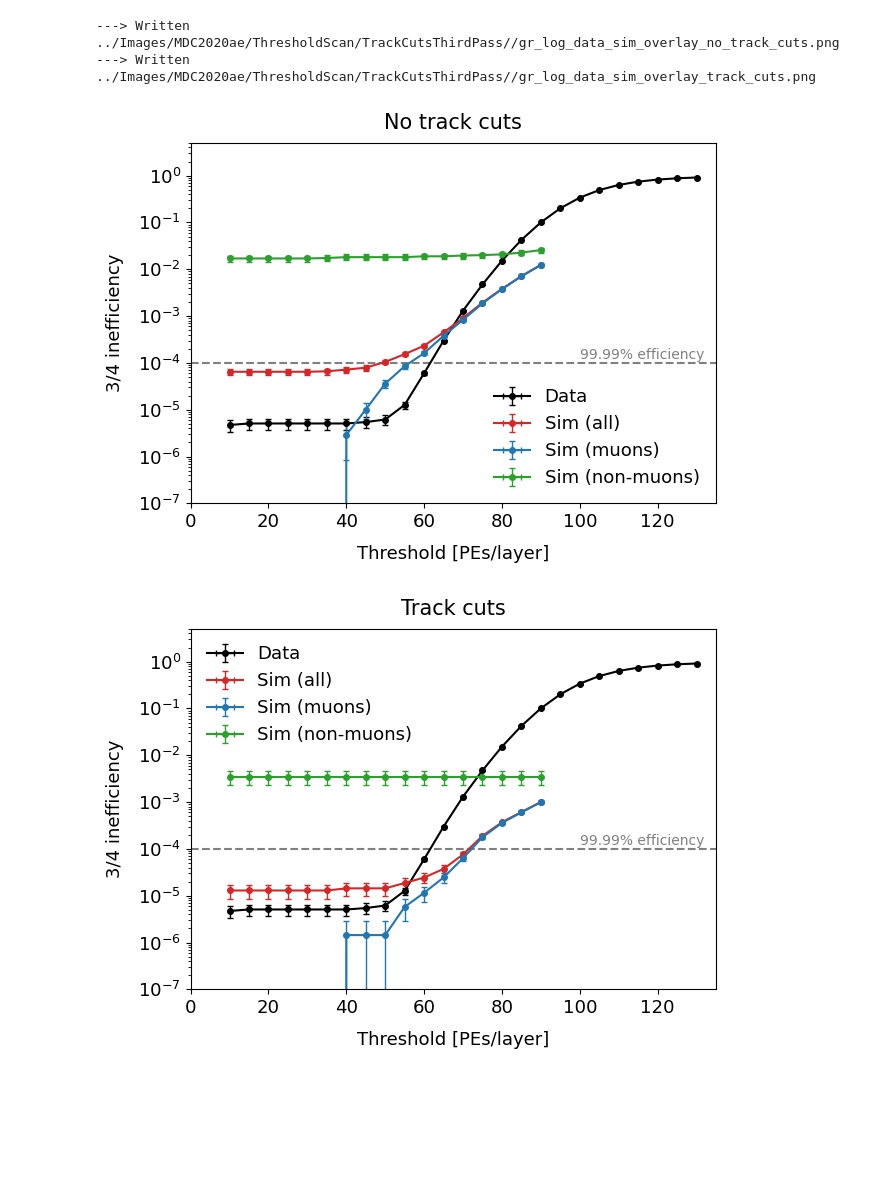
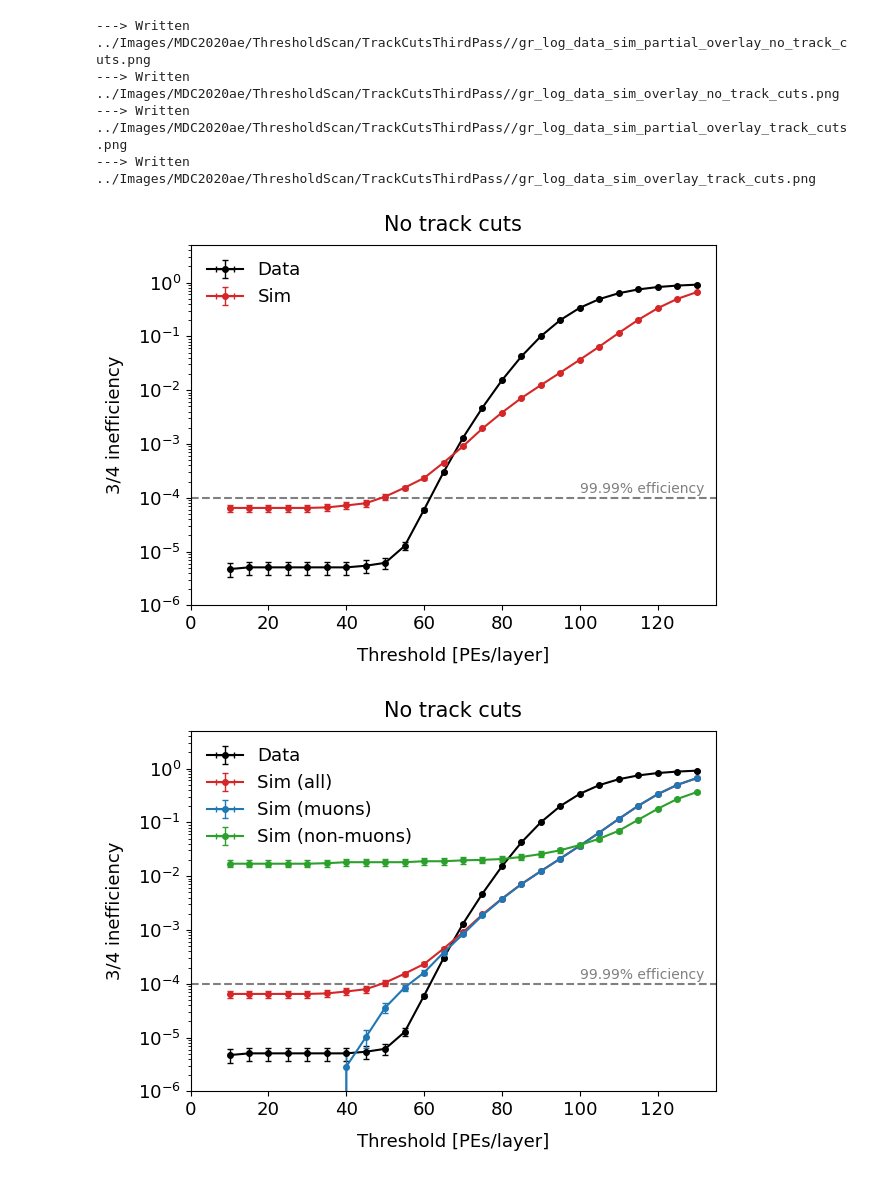
Before and after one commit to sam-grant/CRVSim, a Jupyter notebook: Analyses/Jupyter/PlotModuleEfficiency.ipynb, the cells around one changed output. Saved outputs shown, nothing was run; the diff lists cells and outputs as text; code cells hidden in the pictures; blank space fills up the shorter version.

Commit message:
Completed 3rd pass scan.

```diff
--- a/Analyses/Jupyter/PlotModuleEfficiency.ipynb
+++ b/Analyses/Jupyter/PlotModuleEfficiency.ipynb
@@ -83,8 +104,8 @@ def GetScan(PEs_, layer=3, particle="all", cut="no_track_cuts", dataset="MDC2020
 
     if False: print(f"---> Getting scan data for {layer}/4 layers, {particle}, {cut}, {dataset}.")
 
-    # inDir=f"../Txt/{dataset}/AugustCRVMeeting/SecondPass/concatenated/results"
-    inDir=f"../Txt/{dataset}/concatenated/results"
+    inDir=f"../Txt/{dataset}/AugustCRVMeeting/ThirdPass/concatenated/results"
+    # inDir=f"../Txt/{dataset}/concatenated/results"
 
     # # Template
     # gr_ = { "x" : list(PEs_)
@@ -94,10 +115,11 @@ def GetScan(PEs_, layer=3, particle="all", cut="no_track_cuts", dataset="MDC2020
     #       }
 
     ineff_ = { "x" : list(PEs_)
-           , "xerr" : [0] * len(PEs_)
-           , "y" : [0] * len(PEs_)
-           , "yerr" : [0] * len(PEs_)
-          }
+              , "xerr" : [0] * len(PEs_)
+              , "y" : [0] * len(PEs_)
+              , "yerr" : [0] * len(PEs_)
+              # , "yerr" : [[0] * len(PEs_), [0] * len(PEs_)] # assymetric errors
+             }
 
     nfail_ = { "x" : list(PEs_)
                 , "xerr" : [0] * len(PEs_)
@@ -119,7 +141,11 @@ def GetScan(PEs_, layer=3, particle="all", cut="no_track_cuts", dataset="MDC2020
         # print(data_)
 
         ineff_["y"][i] = np.sum(data_["Failures"])/np.sum(data_["Total"])
-        ineff_["yerr"][i] = GetIneffUnc(data_) # SE(q) = sqrt(q(1-q)/n)
+        ineff_["yerr"][i] = PoissonUncertainty(data_)
+
+        # low, high = wilson_score_interval(data_)
+        # ineff_["yerr"][0][i] = high # GetIneffUnc(data_) # SE(q) = sqrt(q(1-q)/n)
+        # ineff_["yerr"][1][i] = low
 
         nfail_["y"][i] = np.sum(data_["Failures"])
         nfail_["yerr"][i] = np.sqrt(np.sum(data_["Failures"])) # sqrt(N)
@@ -134,11 +160,11 @@ def GetScan(PEs_, layer=3, particle="all", cut="no_track_cuts", dataset="MDC2020
     return {"ineff" : ineff_, "nfail" : nfail_, "nsucc" : nsucc_}
 # %%
 # Setup parameters
-partial = True
+partial = False
 dataset = "MDC2020ae"
 PEs_ = np.arange(10, 135, 5)
 if partial:
-    PEs_ = np.arange(10, 95, 5)
+    PEs_ = np.arange(10, 125, 5)
 outDir=f"../Images/{dataset}/ThresholdScan/TrackCutsThirdPass/"
 # %%
 # Compare inefficiency between layers (good sanity check)
@@ -180,34 +211,48 @@ PlotGraphOverlay( {"No track cuts" : GetScan(PEs_, layer, "all", "no_track_cuts"
 # %%
 # Compare with Tyler's results
 # Tyler's data
 finNameWB = f"../Txt/Wideband/Tyler2024.csv"
 dataWB = pd.read_csv(finNameWB)
 partial = False
 if partial:
     dataWB = dataWB[:16]
 wb_thresholds = dataWB["Thresholds"]
 wb_ineff = dataWB["Observed 3/4 inefficiency"]
 wb_ineff_err = dataWB["Error bars, observed 3/4 inefficiency"]
 
 cut="no_track_cuts"
+
+PlotGraphOverlay( {"Data" : {"x": wb_thresholds, "xerr" : [0]*len(wb_thresholds), "y" : wb_ineff, "yerr" : wb_ineff_err}
+                   ,"Sim" : GetScan(PEs_, 3, "all", cut)["ineff"] }
+                 , title="No track cuts", xlabel="Threshold [PEs/layer]", ylabel=f"3/4 inefficiency", fout=f"{outDir}/gr_log_data_sim_partial_overlay_{cut}.png"
+                 , ymin=1e-6, ymax=5e0, xmax=135, log=True, includeBlack=True, effLine=True)
+
 PlotGraphOverlay( {"Data" : {"x": wb_thresholds, "xerr" : [0]*len(wb_thresholds), "y" : wb_ineff, "yerr" : wb_ineff_err}
                    ,"Sim (all)" : GetScan(PEs_, 3, "all", cut)["ineff"]
                    ,"Sim (muons)" : GetScan(PEs_, 3, "muons", cut)["ineff"]
                    ,"Sim (non-muons)" : GetScan(PEs_, 3, "non_muons", cut)["ineff"]
                   }
                  , title="No track cuts", xlabel="Threshold [PEs/layer]", ylabel=f"3/4 inefficiency", fout=f"{outDir}/gr_log_data_sim_overlay_{cut}.png"
-                 , ymin=1e-7, ymax=5e0, xmax=135, log=True, includeBlack=True, effLine=True)
+                 , ymin=1e-6, ymax=5e0, xmax=135, log=True, includeBlack=True, effLine=True)
 
 cut="track_cuts"
+
+PlotGraphOverlay( {"Data" : {"x": wb_thresholds, "xerr" : [0]*len(wb_thresholds), "y" : wb_ineff, "yerr" : wb_ineff_err}
+                   ,"Sim" : GetScan(PEs_, 3, "all", cut)["ineff"] }
+                 , title="Track cuts", xlabel="Threshold [PEs/layer]", ylabel=f"3/4 inefficiency", fout=f"{outDir}/gr_log_data_sim_partial_overlay_{cut}.png"
+                 , ymin=1e-6, ymax=5e0, xmax=135, log=True, includeBlack=True, effLine=True)
+
 PlotGraphOverlay( {"Data" : {"x": wb_thresholds, "xerr" : [0]*len(wb_thresholds), "y" : wb_ineff, "yerr" : wb_ineff_err}
                    ,"Sim (all)" : GetScan(PEs_, 3, "all", cut)["ineff"]
                    ,"Sim (muons)" : GetScan(PEs_, 3, "muons", cut)["ineff"]
                    ,"Sim (non-muons)" : GetScan(PEs_, 3, "non_muons", cut)["ineff"]
                   }
                  , title="Track cuts", xlabel="Threshold [PEs/layer]", ylabel=f"3/4 inefficiency", fout=f"{outDir}/gr_log_data_sim_overlay_{cut}.png"
-                 , ymin=1e-7, ymax=5e0, xmax=135, log=True, includeBlack=True, effLine=True)
+                 , ymin=1e-6, ymax=5e0, xmax=135, log=True, includeBlack=True, effLine=True)
 # %% [output]
+---> Written ../Images/MDC2020ae/ThresholdScan/TrackCutsThirdPass//gr_log_data_sim_partial_overlay_no_track_cuts.png
 ---> Written ../Images/MDC2020ae/ThresholdScan/TrackCutsThirdPass//gr_log_data_sim_overlay_no_track_cuts.png
+---> Written ../Images/MDC2020ae/ThresholdScan/TrackCutsThirdPass//gr_log_data_sim_partial_overlay_track_cuts.png
 ---> Written ../Images/MDC2020ae/ThresholdScan/TrackCutsThirdPass//gr_log_data_sim_overlay_track_cuts.png
-[figure, old version]
+[figure, new version]
-[figure, old version]
+[figure, new version]
```
Also changed, not shown: parts of 12 cells of this notebook.
